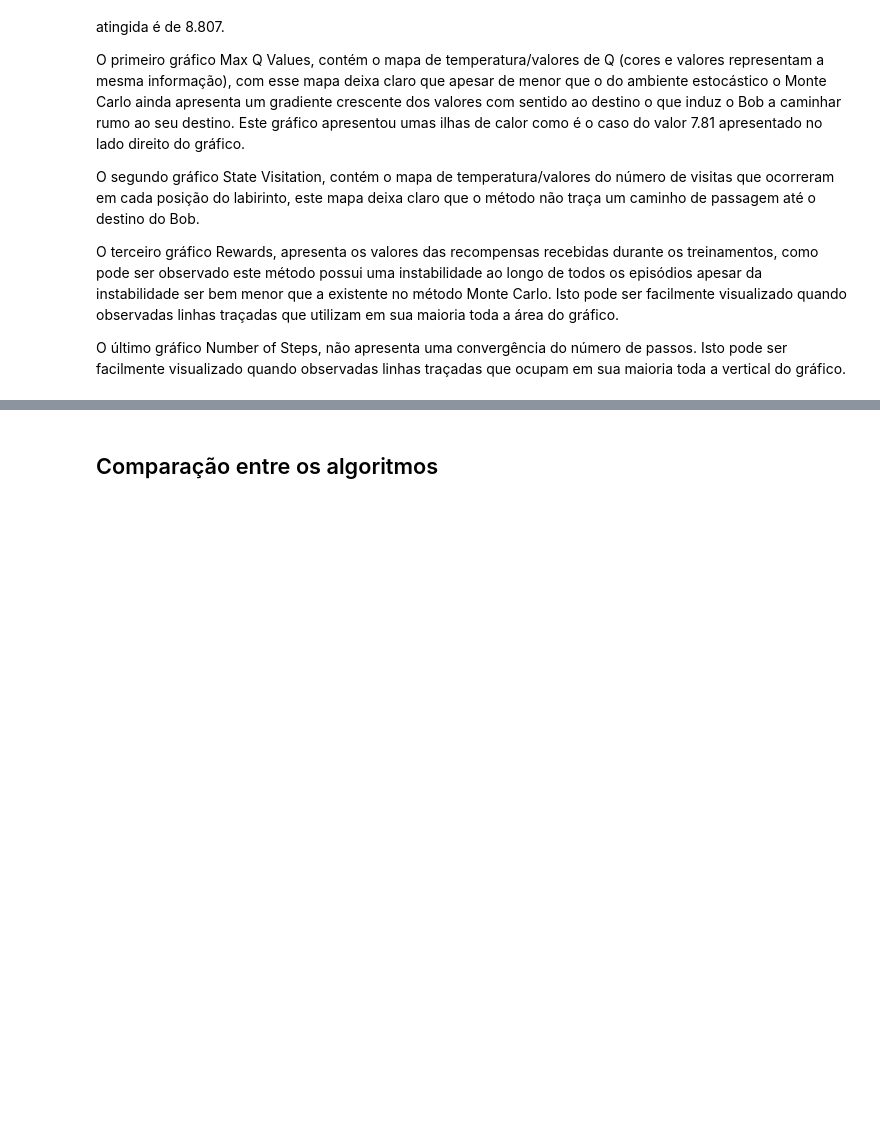
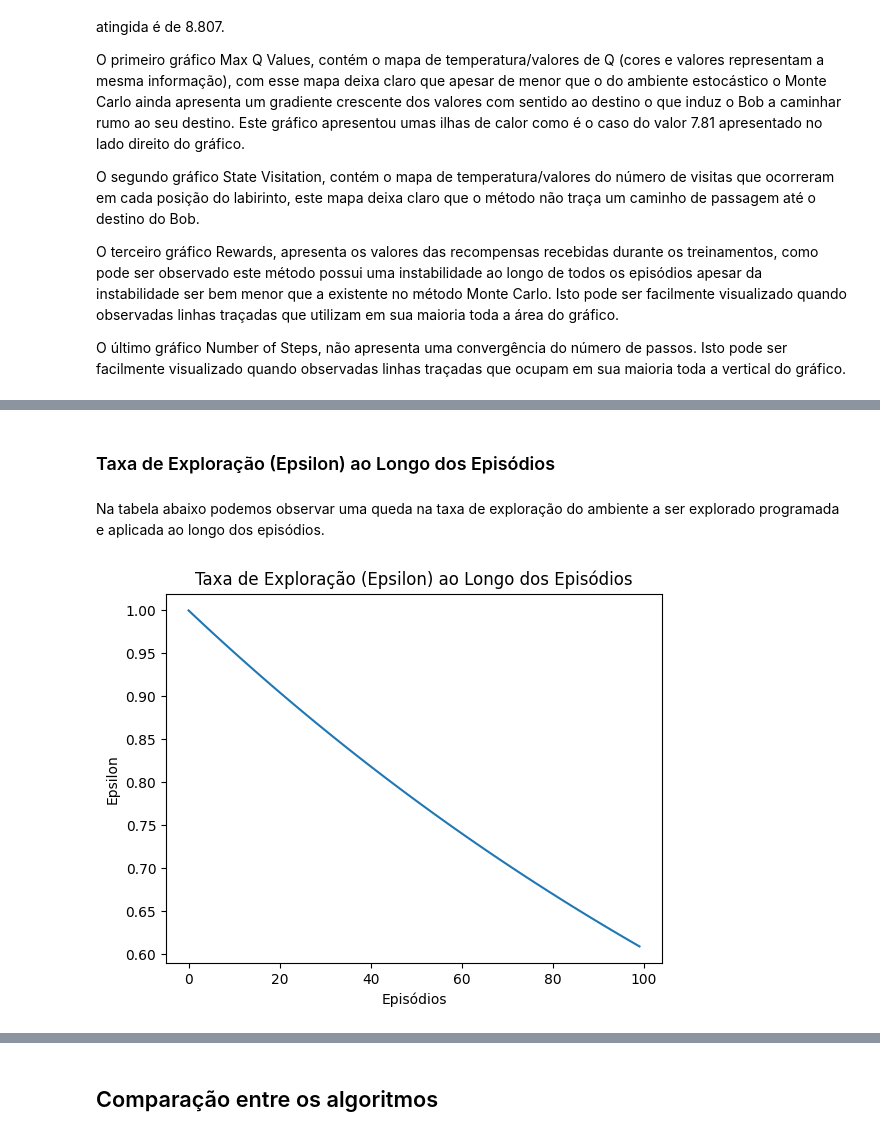
Before and after one commit to kozta/maze_game, a Jupyter notebook: beta.ipynb, the cells around one changed output, grey strips where cells are left out. Saved outputs shown, nothing was run; the diff lists cells and outputs as text; code cells hidden in the pictures; blank space fills up the shorter version.

```diff
--- a/beta.ipynb
+++ b/beta.ipynb
@@ -2494,0 +2737,12 @@ O último gráfico Number of Steps, não apresenta uma convergência do número
+# %% [markdown]
+### Taxa de Exploração (Epsilon) ao Longo dos Episódios
+# %% [markdown]
+Na tabela abaixo podemos observar uma queda na taxa de exploração do ambiente a ser explorado programada e aplicada ao longo dos episódios.
+# %%
+plt.plot(agent.exploration_rate)
+plt.title('Taxa de Exploração (Epsilon) ao Longo dos Episódios')
+plt.xlabel('Episódios')
+plt.ylabel('Epsilon')
+plt.show()
+# %% [output]
+[figure, added]
```
Also changed, not shown: parts of 29 cells of this notebook.
